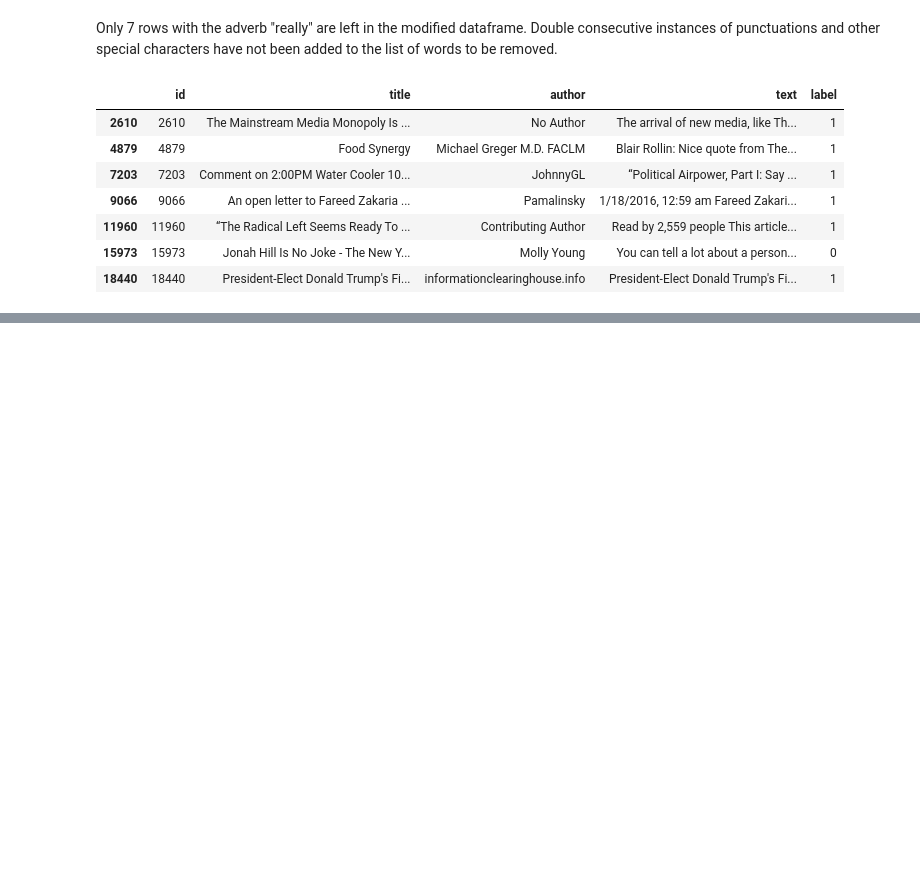
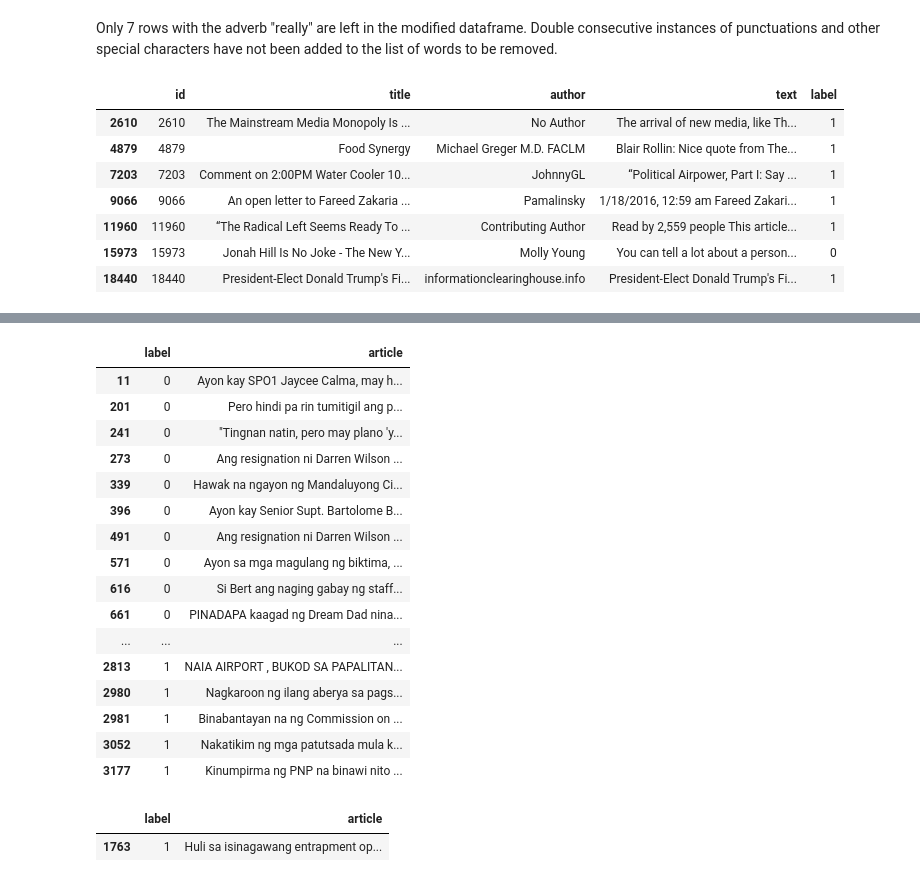
Before and after one commit to cs-198-199-adversarial-ml/fake-news-attacks, a Jupyter notebook: degree_adverbs_removal.ipynb, the cells around one changed output, grey strips where cells are left out. Drawn from its saved outputs; the diff is of its cells as text; code cells hidden in the pictures; blank space fills up the shorter version.

```diff
--- a/degree_adverbs_removal.ipynb
+++ b/degree_adverbs_removal.ipynb
@@ -94,0 +102,52 @@ df_new[ids_new]
+# %%
+adv_list = ['masyado', 'medyo', 'tunay', 'kaagad', 'lubos', 'parang', 'bahagya', 'halos', 'lubhang', 'labis',
+            'lalong', 'higit', 'talaga', 'totoo', 'pa rin', 'mabuti', 'mahirap', 'kamakailan', 'madalang', 'minsan']
+special = ['!', '"', '#', '$', '%', '&', "'", '(', ')', '*', '+', ',', '-', '.', '/', ':', ';', '<', '=', '>', '?', '@', '[', '\\', ']', '^', '_', '`', '{', '|', '}', '~', '“', '”', '‘', '’']
+# %%
+df = df[df['article'].notnull()]
+adv_list_sp = []
+adv_list_sp.append(adv_list)
+for i in adv_list:
+  temp_list = []
+  for j in special:
+    temp_list.append(i + j)
+    temp_list.append(j + i)
+  adv_list_sp.append(temp_list)
+
+adv_list = [item for sublist in adv_list_sp for item in sublist]
+print(adv_list)
+# %%
+#attribution: https://github.com/ljyflores/fake-news-adversarial-benchmark/blob/master/polarity_preprocessing.ipynb
+df['article_new'] = df['article'].apply(lambda s: ' '.join([w for w in s.split() if w.lower() not in adv_list]))
+
+df_old = df[['label', 'article']]
+df_new  = df[['label', 'article_new']].rename(columns={'article_new':'article'})
+# %%
+#attribution: https://stackoverflow.com/questions/60873474/find-specific-words-on-dataframe
+ids_old = df_old.article.str.contains('kaagad$|kaagad-|kaagad ', flags = re.IGNORECASE, regex = True, na = False)
+ids_new = df_new.article.str.contains('kaagad$|kaagad-|kaagad ', flags = re.IGNORECASE, regex = True, na = False)
+# %%
+df_old[ids_old]
+# %% [output]
+|  | label | article |
+| 11 | 0 | Ayon kay SPO1 Jaycee Calma, may h... |
+| 201 | 0 | Pero hindi pa rin tumitigil ang p... |
+| 241 | 0 | "Tingnan natin, pero may plano 'y... |
+| 273 | 0 | Ang resignation ni Darren Wilson ... |
+| 339 | 0 | Hawak na ngayon ng Mandaluyong Ci... |
+| 396 | 0 | Ayon kay Senior Supt. Bartolome B... |
+| 491 | 0 | Ang resignation ni Darren Wilson ... |
+| 571 | 0 | Ayon sa mga magulang ng biktima, ... |
+| 616 | 0 | Si Bert ang naging gabay ng staff... |
+| 661 | 0 | PINADAPA kaagad ng Dream Dad nina... |
+| ... | ... | ... |
+| 2813 | 1 | NAIA AIRPORT , BUKOD SA PAPALITAN... |
+| 2980 | 1 | Nagkaroon ng ilang aberya sa pags... |
+| 2981 | 1 | Binabantayan na ng Commission on ... |
+| 3052 | 1 | Nakatikim ng mga patutsada mula k... |
+| 3177 | 1 | Kinumpirma ng PNP na binawi nito ... |
+# %%
+df_new[ids_new]
+# %% [output]
+|  | label | article |
+| 1763 | 1 | Huli sa isinagawang entrapment op... |
```
Also changed, not shown: parts of 5 cells of this notebook.
